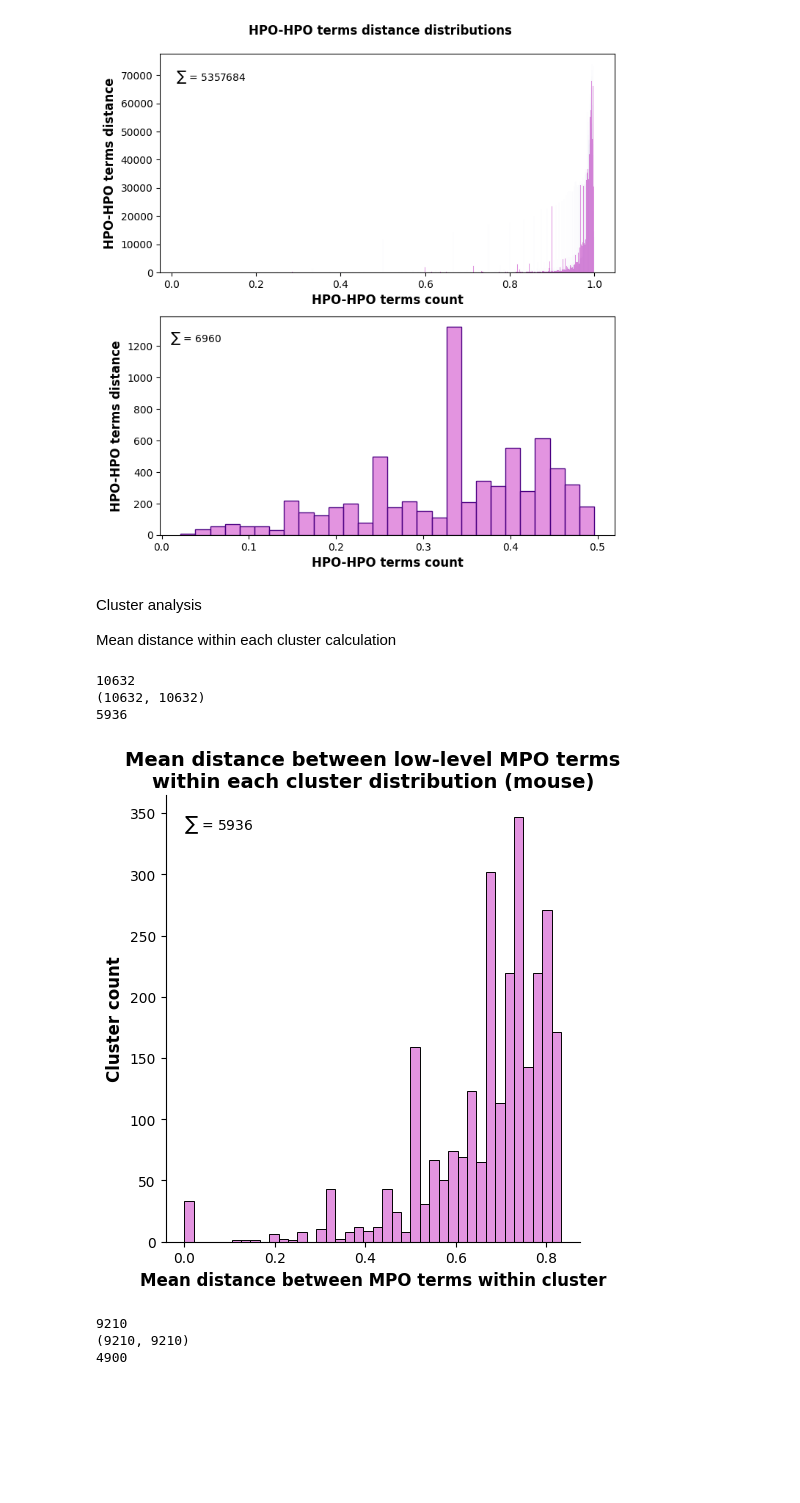
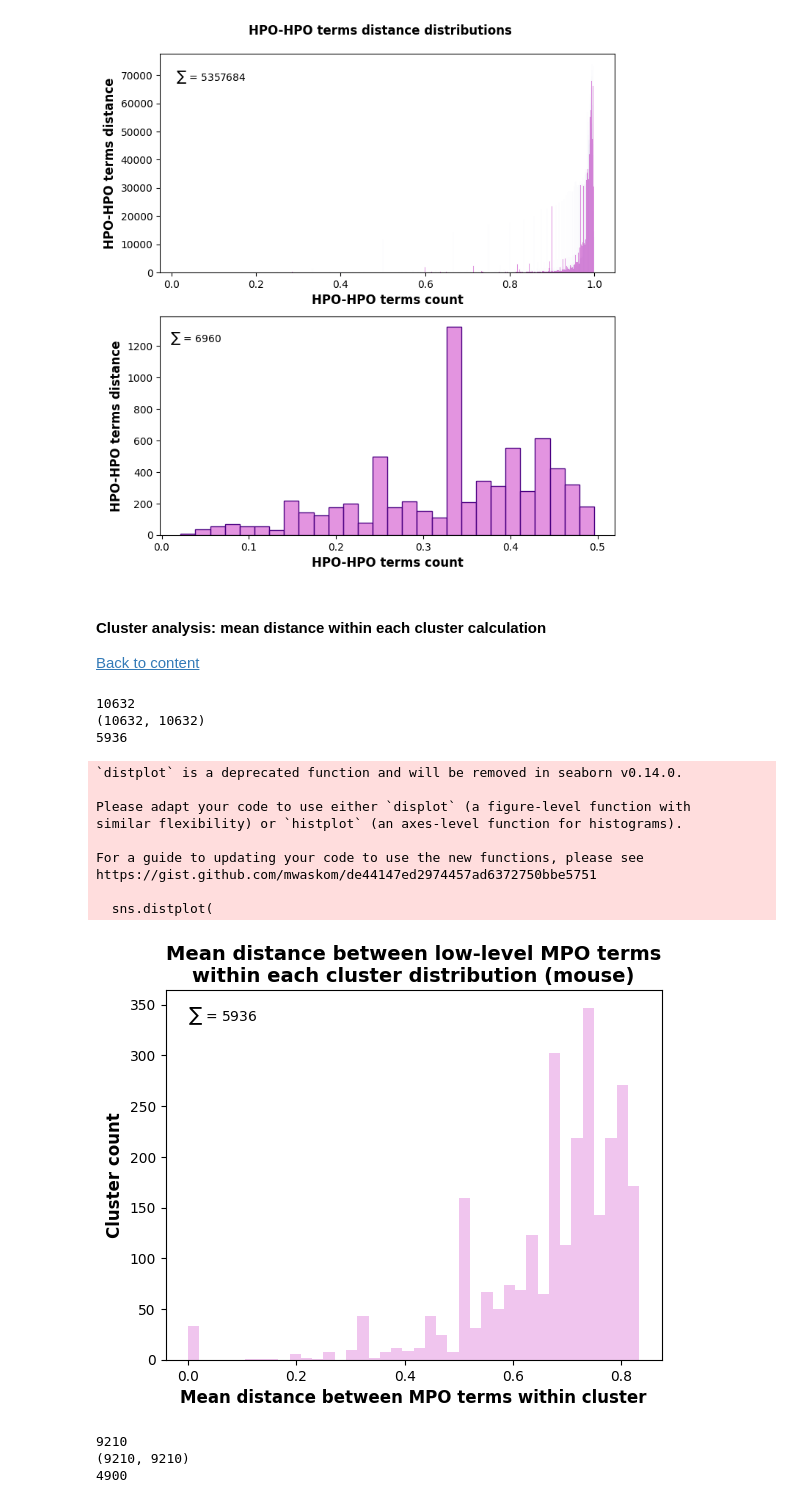
Before and after one commit to pavlovanadia/genotype_to_phenotype, a Jupyter notebook: scripts/concordance_clustering.ipynb, the cells around one changed output. Cells and saved outputs as stored; diff of their text form; code cells hidden in the pictures; blank space fills up the shorter version.

```diff
--- a/scripts/concordance_clustering.ipynb
+++ b/scripts/concordance_clustering.ipynb
@@ -159,7 +174,0 @@ Clustering
-# %%
-mouse_distances = pd.read_csv(
-    "../intermediate_data/clustering_mouse_low.csv",
-    index_col=0
-)
-
-mouse_distances.head()
@@ -804,10 +758,9 @@ plt.savefig(
 plt.show()
 # %% [output]
 [figure]
-# %% [markdown]
-Cluster analysis
-
-Mean distance within each cluster calculation
+# %% [markdown]
+<a id="cluster_distance"><h4>Cluster analysis: mean distance within each cluster calculation</h4></a>
+[Back to content](#content)
 # %%
 # Mouse
 
@@ -820,6 +773,7 @@ print(len(np.unique(cluster_labels_m)))
 5936
 # %%
 # mean distance within each cluster calculation
+# [cluster id, mean distance within cluster, cluster size, cluster terms]
 
 distance_means_m = []
 
@@ -831,44 +785,55 @@ for cluster_id in range(len(np.unique(cluster_labels_m))):
     np.fill_diagonal(array, np.nan) # diagonales -> nan
     mean = np.nanmean(array) # mean of distances
     size = len(rows_n_columns) # number of terms in cluster
-    distance_means_m.append([cluster_id, mean, size])
+    terms = ",".join(df.columns.tolist()) # cluster terms
+    distance_means_m.append([cluster_id, mean, size, terms])
 # %%
-sns.displot(
+sns.distplot(
     np.array(distance_means_m)[:, 1],
-    color="orchid"
+    color="orchid",
+    kde=False
 )
 
 plt.xlabel(
     "Mean distance between MPO terms within cluster",
     size=12,
     weight="semibold"
 )
 plt.ylabel(
     "Cluster count",
     size=12,
     weight="semibold"
 )
 plt.text(
     0, 350,
     s=fr"$\sum$ = {len(np.unique(cluster_labels_m))}",
     ha='left', va='top'
 )
 
 plt.title(
     "Mean distance between low-level MPO terms\nwithin each cluster distribution (mouse)",
     size=14,
     weight="bold"
 )
 
 plt.savefig(
     f"{PLOTS_DIR}/concord_30_MPO_distance_within_cluster_dist",
     bbox_inches="tight",
     dpi=800
 )
 
 plt.show()
 # %% [output]
+`distplot` is a deprecated function and will be removed in seaborn v0.14.0.
+
+Please adapt your code to use either `displot` (a figure-level function with
+similar flexibility) or `histplot` (an axes-level function for histograms).
+
+For a guide to updating your code to use the new functions, please see
+https://gist.github.com/mwaskom/de44147ed2974457ad6372750bbe5751
+
+  sns.distplot(
-[figure, old version]
+[figure, new version]
 # %%
 # Human
 
```
Also changed, not shown: parts of 123 cells of this notebook.
